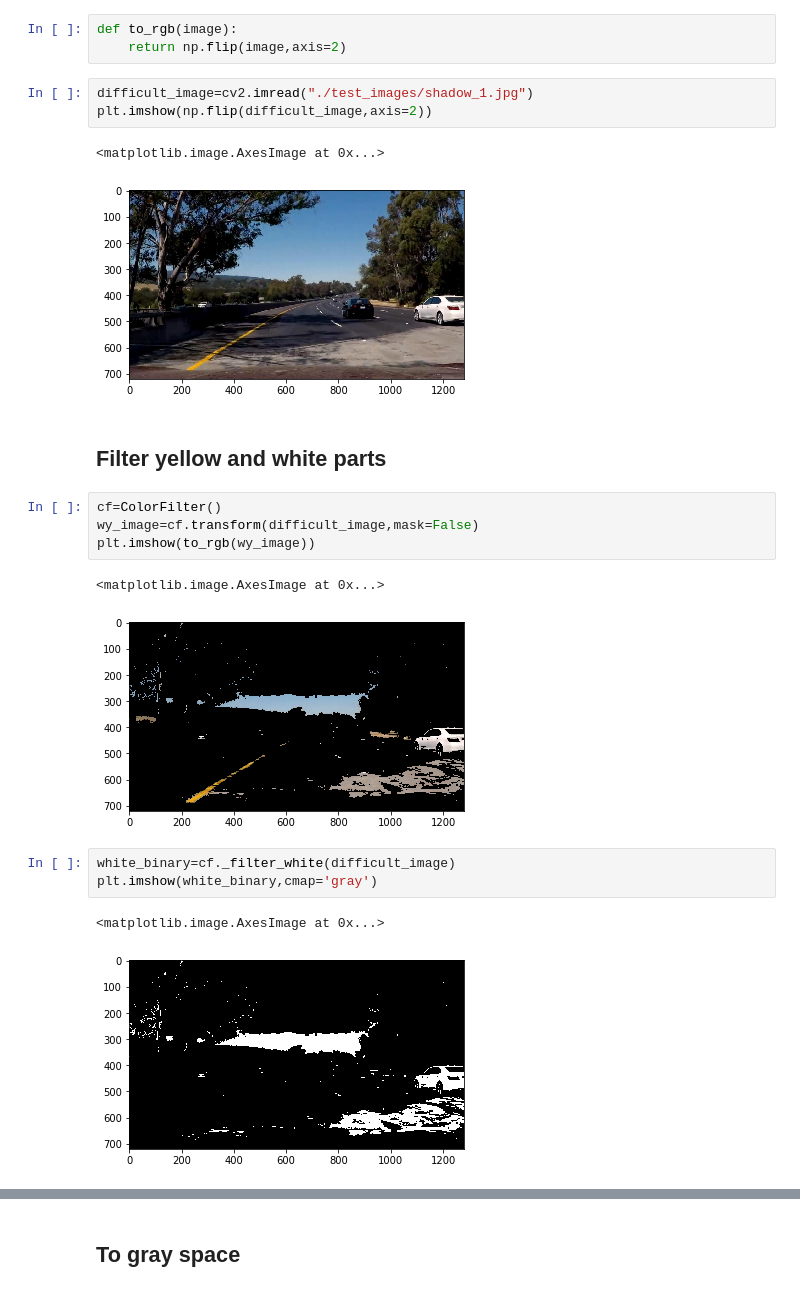
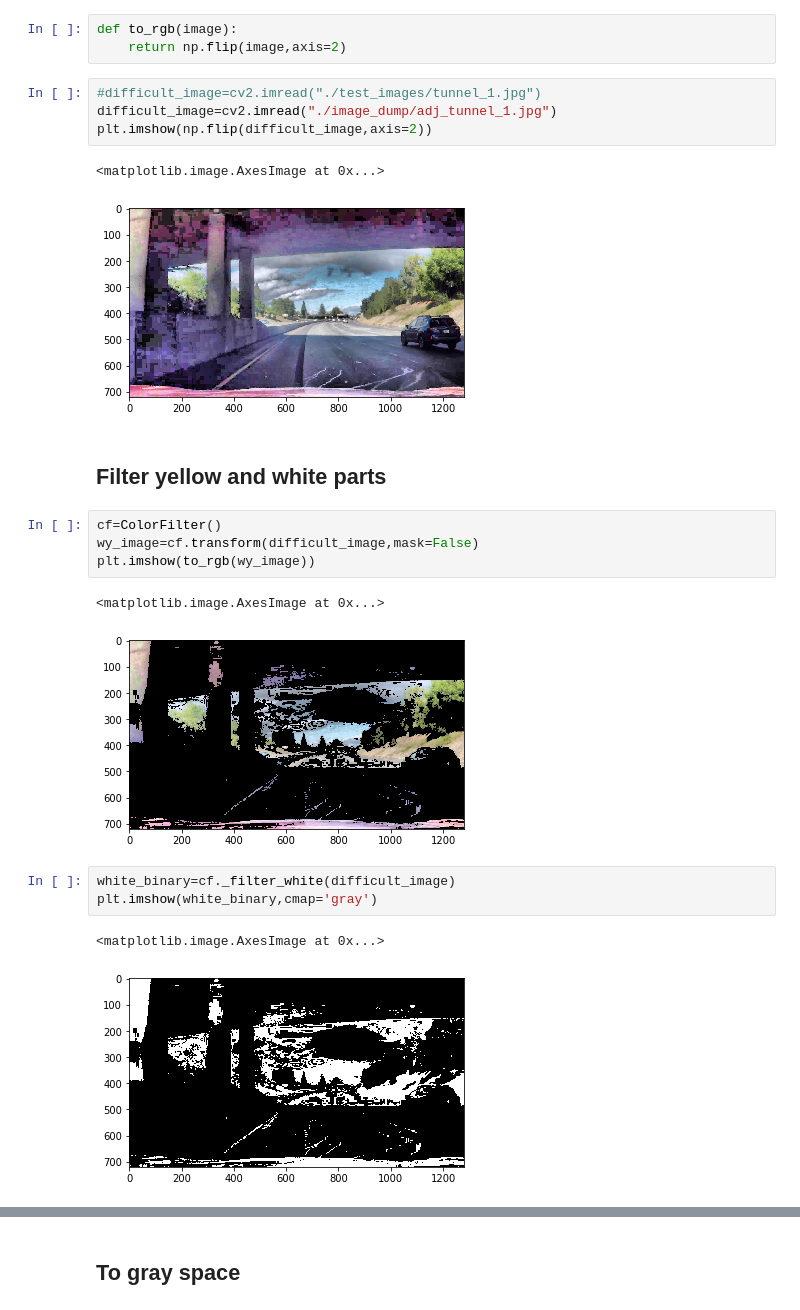
Before and after one commit to kanhua/CarND-Advanced-Lane-Lines, a Jupyter notebook: Analyze shadow.ipynb, the cells around one changed output, grey strips where cells are left out. Saved outputs shown, nothing was run; the diff lists cells and outputs as text.

```diff
--- a/Analyze shadow.ipynb
+++ b/Analyze shadow.ipynb
@@ -14,11 +14,12 @@ The autoreload extension is already loaded. To reload it, use:
 def to_rgb(image):
     return np.flip(image,axis=2)
 # %%
-difficult_image=cv2.imread("./test_images/shadow_1.jpg")
+#difficult_image=cv2.imread("./test_images/tunnel_1.jpg")
+difficult_image=cv2.imread("./image_dump/adj_tunnel_1.jpg")
 plt.imshow(np.flip(difficult_image,axis=2))
 # %% [output]
 <matplotlib.image.AxesImage at 0x...>
-[figure, old version]
+[figure, new version]
 # %% [markdown]
 ## Filter yellow and white parts
 # %%
@@ -27,13 +28,13 @@ wy_image=cf.transform(difficult_image,mask=False)
 plt.imshow(to_rgb(wy_image))
 # %% [output]
 <matplotlib.image.AxesImage at 0x...>
-[figure, old version]
+[figure, new version]
 # %%
 white_binary=cf._filter_white(difficult_image)
 plt.imshow(white_binary,cmap='gray')
 # %% [output]
 <matplotlib.image.AxesImage at 0x...>
-[figure, old version]
+[figure, new version]
 # %%
 yellow_binary=cf._filter_yellow(difficult_image)
 plt.imshow(yellow_binary,cmap='gray')
```
Also changed, not shown: parts of 42 cells of this notebook, 7 other files.
